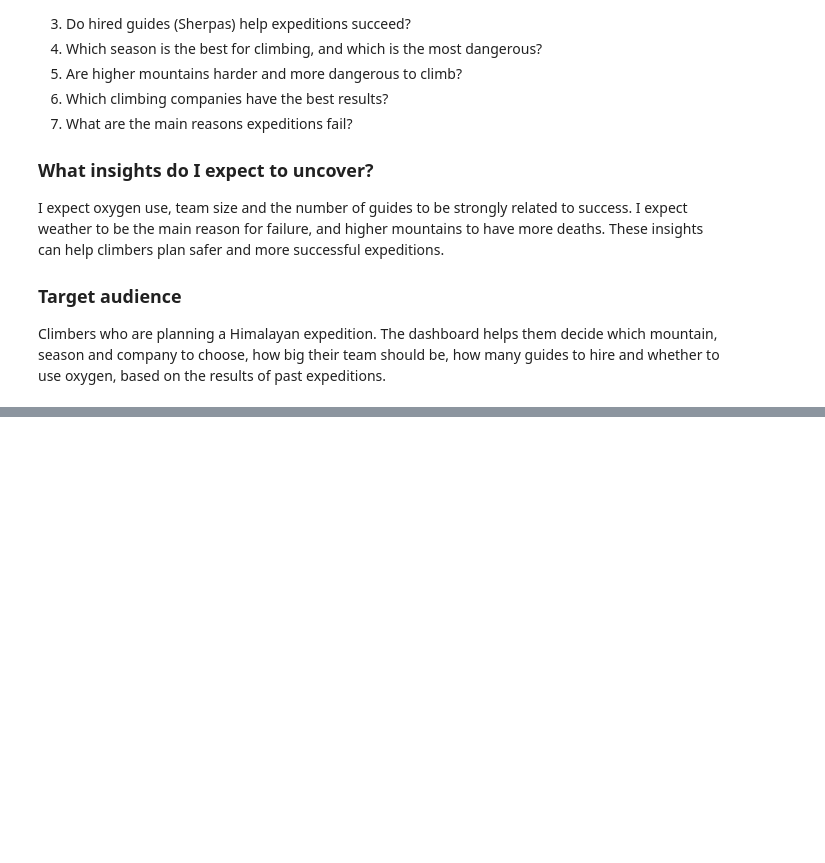
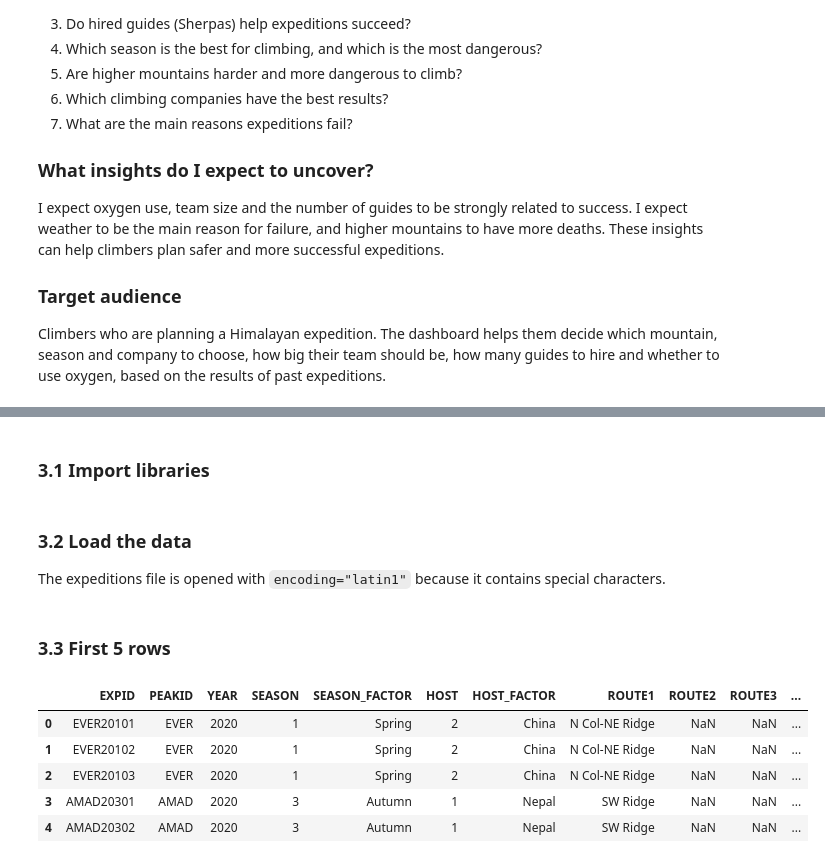
Before and after one commit to Aleenw/himalayan-expeditions-analysis, a Jupyter notebook: notebook/himalayan_eda.ipynb, the cells around one changed output, grey strips where cells are left out. Saved outputs shown, nothing was run; the diff lists cells and outputs as text; code cells hidden in the pictures; blank space fills up the shorter version.

```diff
--- a/notebook/himalayan_eda.ipynb
+++ b/notebook/himalayan_eda.ipynb
@@ -30,0 +33,2 @@ Climbers who are planning a Himalayan expedition. The dashboard helps them decid
+# %% [markdown]
+### 3.1 Import libraries
@@ -30,0 +40,3 @@ Climbers who are planning a Himalayan expedition. The dashboard helps them decid
+# %% [markdown]
+### 3.2 Load the data
+The expeditions file is opened with `encoding="latin1"` because it contains special characters.
@@ -30,0 +46,11 @@ Climbers who are planning a Himalayan expedition. The dashboard helps them decid
+# %% [markdown]
+### 3.3 First 5 rows
+# %%
+exped.head()
+# %% [output]
+|  | EXPID | PEAKID | YEAR | SEASON | SEASON_FACTOR | HOST | HOST_FACTOR | ROUTE1 | ROUTE2 | ROUTE3 | ... |
+| 0 | EVER20101 | EVER | 2020 | 1 | Spring | 2 | China | N Col-NE Ridge | NaN | NaN | ... |
+| 1 | EVER20102 | EVER | 2020 | 1 | Spring | 2 | China | N Col-NE Ridge | NaN | NaN | ... |
+| 2 | EVER20103 | EVER | 2020 | 1 | Spring | 2 | China | N Col-NE Ridge | NaN | NaN | ... |
+| 3 | AMAD20301 | AMAD | 2020 | 3 | Autumn | 1 | Nepal | SW Ridge | NaN | NaN | ... |
+| 4 | AMAD20302 | AMAD | 2020 | 3 | Autumn | 1 | Nepal | SW Ridge | NaN | NaN | ... |
```
Also changed, not shown: parts of 15 cells of this notebook.
